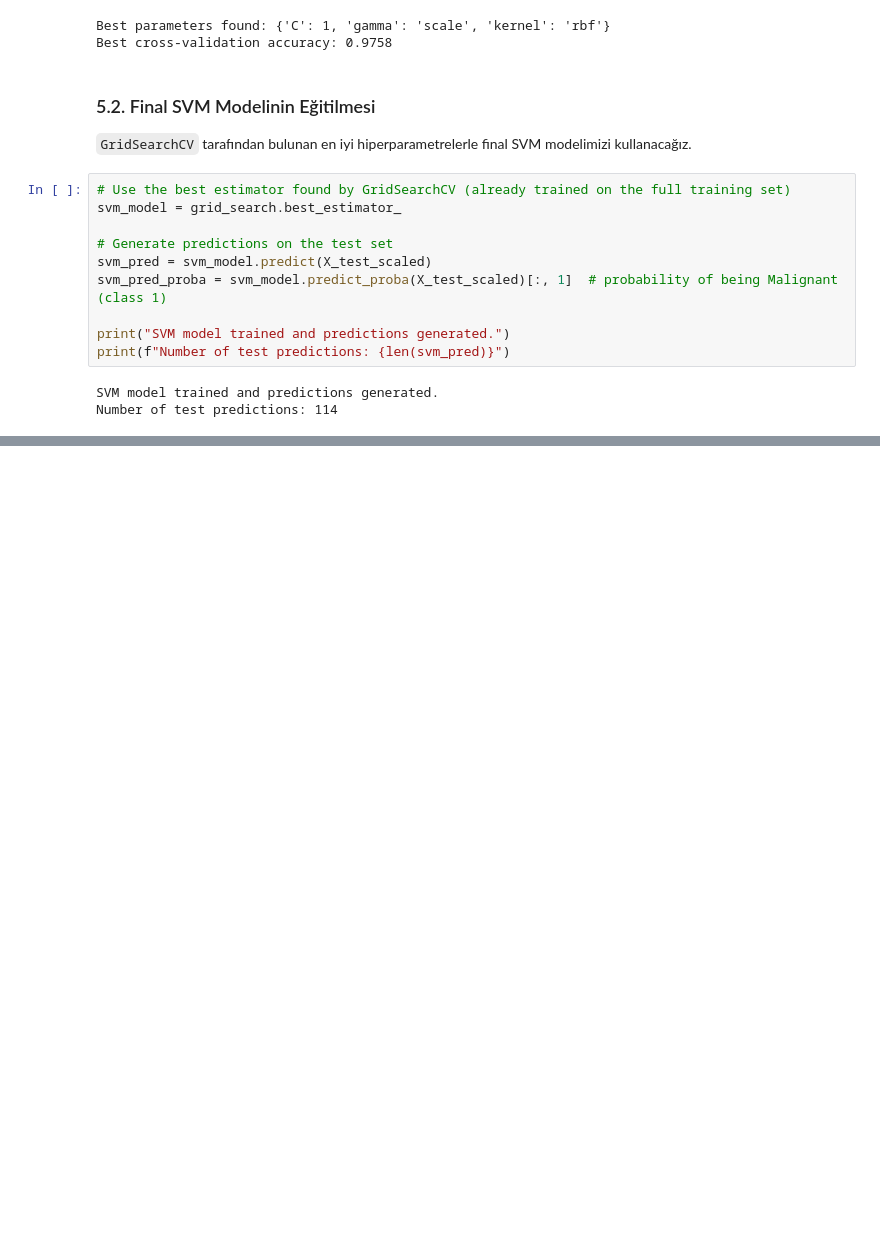
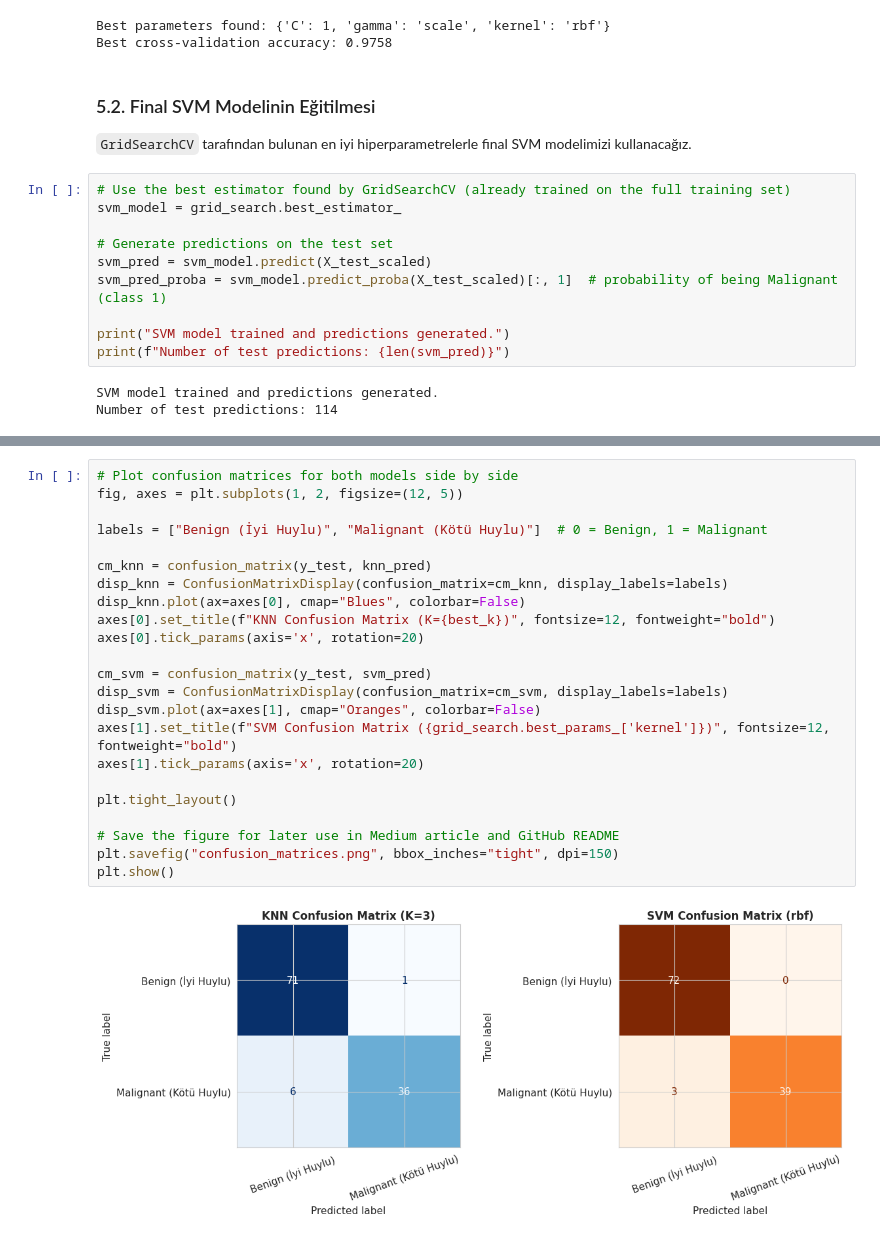
Before and after one commit to serdararici/breast-cancer-knn-svm-classification, a Jupyter notebook: Breast_Cancer_KNN_vs_SVM_HSD_Bootcamp.ipynb, the cells around one changed output, grey strips where cells are left out. Drawn from its saved outputs; the diff is of its cells as text; blank space fills up the shorter version.

```diff
--- a/Breast_Cancer_KNN_vs_SVM_HSD_Bootcamp.ipynb
+++ b/Breast_Cancer_KNN_vs_SVM_HSD_Bootcamp.ipynb
@@ -469,0 +524,25 @@ Number of test predictions: 114
+# %%
+# Plot confusion matrices for both models side by side
+fig, axes = plt.subplots(1, 2, figsize=(12, 5))
+
+labels = ["Benign (İyi Huylu)", "Malignant (Kötü Huylu)"]  # 0 = Benign, 1 = Malignant
+
+cm_knn = confusion_matrix(y_test, knn_pred)
+disp_knn = ConfusionMatrixDisplay(confusion_matrix=cm_knn, display_labels=labels)
+disp_knn.plot(ax=axes[0], cmap="Blues", colorbar=False)
+axes[0].set_title(f"KNN Confusion Matrix (K={best_k})", fontsize=12, fontweight="bold")
+axes[0].tick_params(axis='x', rotation=20)
+
+cm_svm = confusion_matrix(y_test, svm_pred)
+disp_svm = ConfusionMatrixDisplay(confusion_matrix=cm_svm, display_labels=labels)
+disp_svm.plot(ax=axes[1], cmap="Oranges", colorbar=False)
+axes[1].set_title(f"SVM Confusion Matrix ({grid_search.best_params_['kernel']})", fontsize=12, fontweight="bold")
+axes[1].tick_params(axis='x', rotation=20)
+
+plt.tight_layout()
+
+# Save the figure for later use in Medium article and GitHub README
+plt.savefig("confusion_matrices.png", bbox_inches="tight", dpi=150)
+plt.show()
+# %% [output]
+[figure, added]
```
Also changed, not shown: parts of 6 cells of this notebook.
